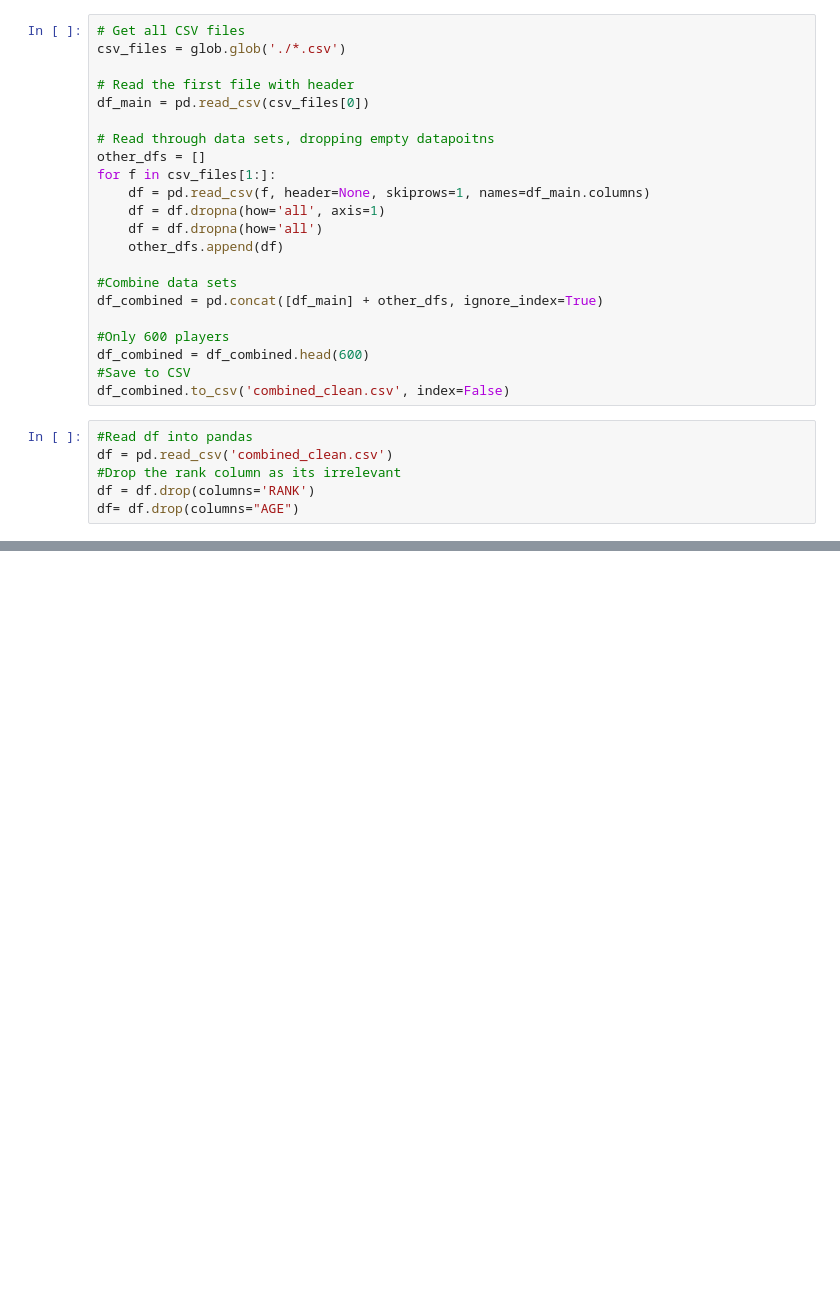
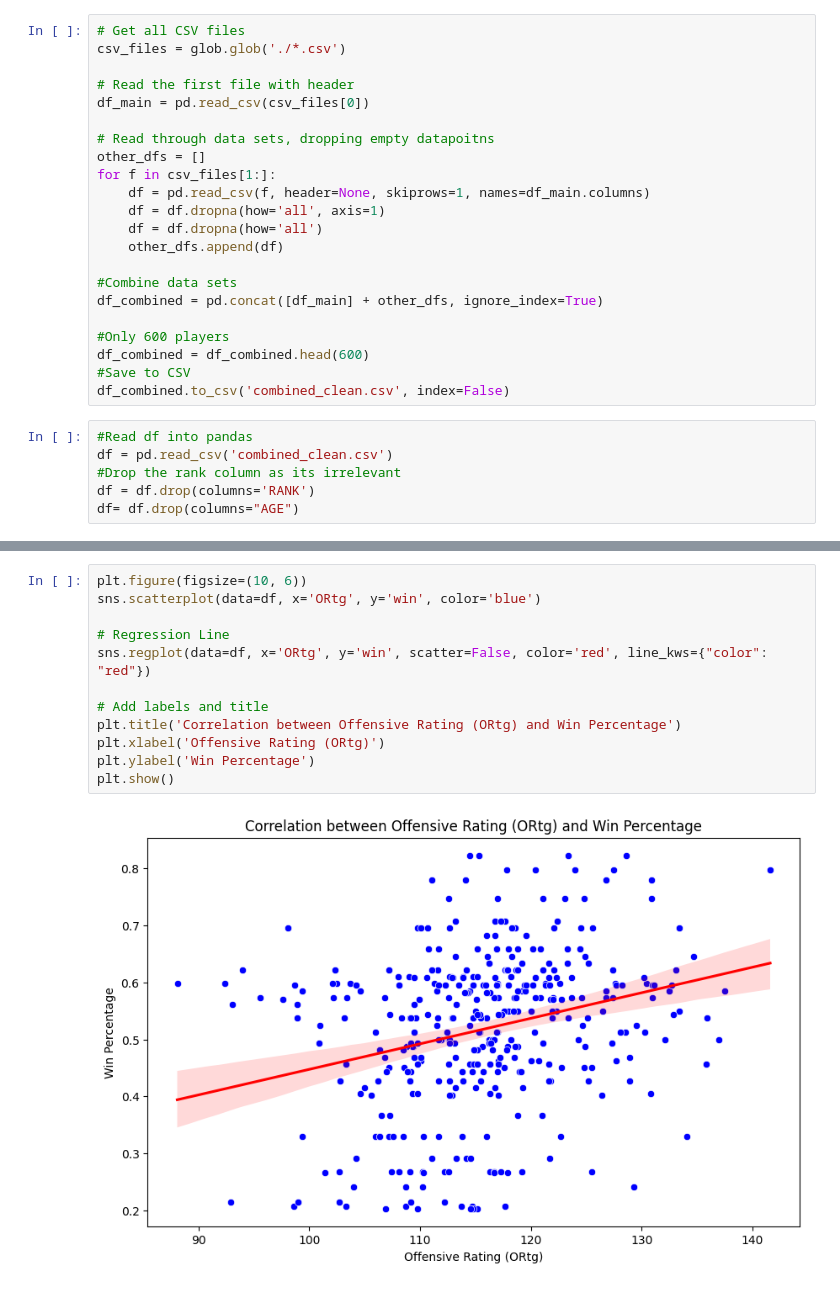
Before and after one commit to MichaelStewart3252/sportAnalytics, a Jupyter notebook: model.ipynb, the cells around one changed output, grey strips where cells are left out. Cells and saved outputs as stored; diff of their text form; blank space fills up the shorter version.

```diff
--- a/model.ipynb
+++ b/model.ipynb
@@ -199,0 +213,14 @@ plt.show()
+# %%
+plt.figure(figsize=(10, 6))
+sns.scatterplot(data=df, x='ORtg', y='win', color='blue')
+
+# Regression Line
+sns.regplot(data=df, x='ORtg', y='win', scatter=False, color='red', line_kws={"color": "red"})
+
+# Add labels and title
+plt.title('Correlation between Offensive Rating (ORtg) and Win Percentage')
+plt.xlabel('Offensive Rating (ORtg)')
+plt.ylabel('Win Percentage')
+plt.show()
+# %% [output]
+[figure, added]
```
Also changed, not shown: parts of 7 cells of this notebook.
